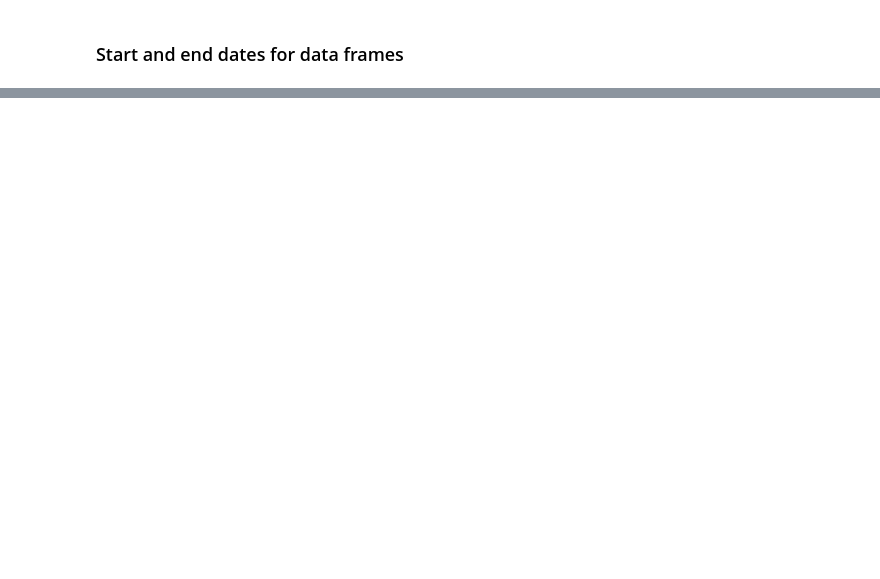
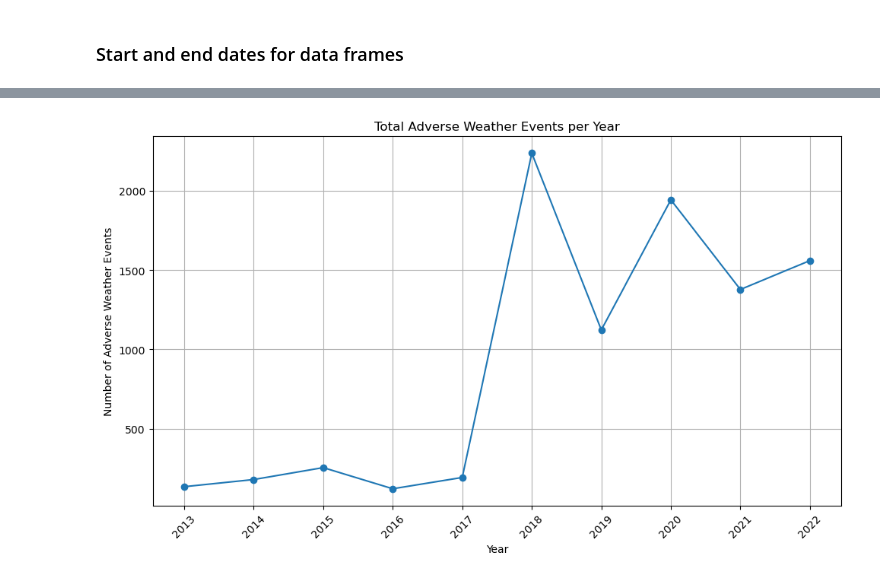
Before and after one commit to paulie57/ul_project_Msc_AI, a Jupyter notebook: data/met_eireann/eda/met_eireann_dataprep_eda.ipynb, the cells around one changed output, grey strips where cells are left out. Drawn from its saved outputs; the diff is of its cells as text; code cells hidden in the pictures; blank space fills up the shorter version.

```diff
--- a/data/met_eireann/eda/met_eireann_dataprep_eda.ipynb
+++ b/data/met_eireann/eda/met_eireann_dataprep_eda.ipynb
@@ -1083,0 +1388,26 @@ End date: 2023-08-05 12:02:28+00:00
+# %%
+import pandas as pd
+import matplotlib.pyplot as plt
+
+# Step 1: Convert 'Issue Time' to datetime format
+df_combined['Issue Time'] = pd.to_datetime(df_combined['Issue Time'], errors='coerce', utc=True)
+
+# Step 2: Extract the year from 'Issue Time'
+df_combined['Year'] = df_combined['Issue Time'].dt.year
+
+# Step 3: Count the number of events per year
+year_counts = df_combined.groupby('Year').size().reset_index(name='Event Count')
+
+# Step 4: Plot the number of events per year
+plt.figure(figsize=(10, 6))
+plt.plot(year_counts['Year'], year_counts['Event Count'], marker='o')
+
+plt.xlabel('Year')
+plt.ylabel('Number of Adverse Weather Events')
+plt.title('Total Adverse Weather Events per Year')
+plt.grid(True)
+plt.xticks(year_counts['Year'], rotation=45)
+plt.tight_layout()
+plt.show()
+# %% [output]
+[figure, added]
```
Also changed, not shown: parts of 52 cells of this notebook, 30 other files.
